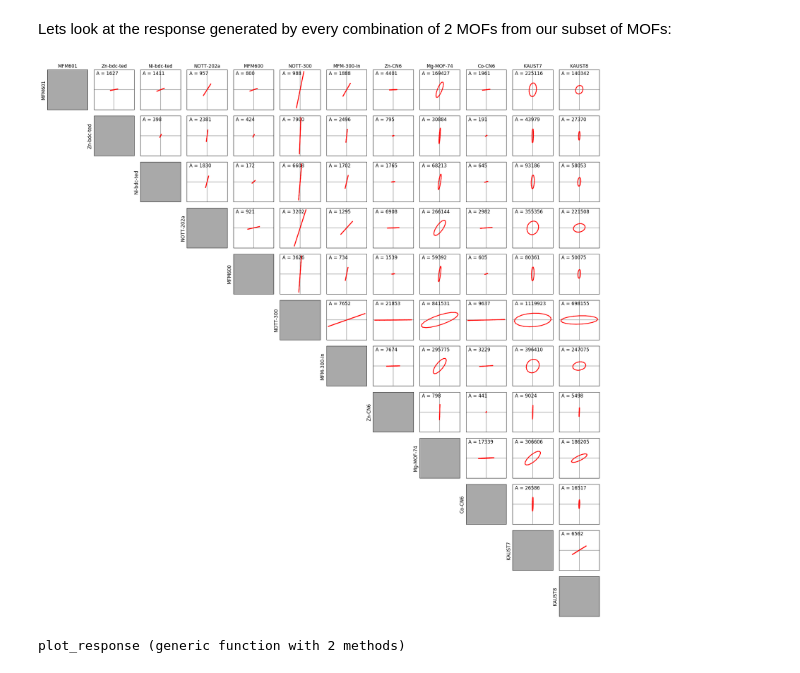
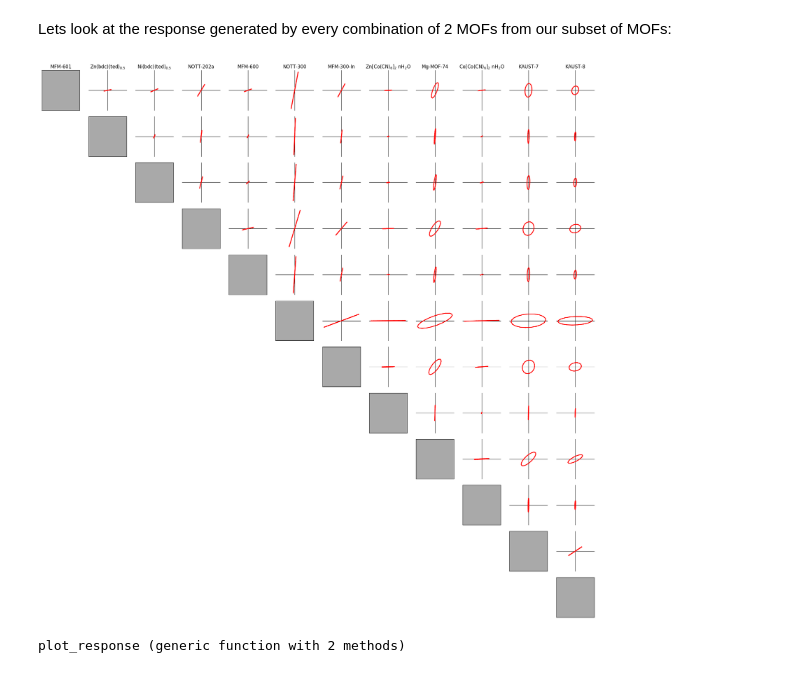
Before and after one commit to SimonEnsemble/sensor_arrays, a Jupyter notebook: src/Sensing.ipynb, the cells around one changed output. Saved outputs shown, nothing was run; the diff lists cells and outputs as text; code cells hidden in the pictures.

```diff
--- a/src/Sensing.ipynb
+++ b/src/Sensing.ipynb
@@ -86,6 +75,6 @@ formatted_crystal_names["MFM-300-In"] = "MFM-300-In"
 formatted_crystal_names["Zn-CN6"] = "Zn[Co(CN)\$_6\$]\$_2\$ nH\$_2\$O"
 formatted_crystal_names["Mg-MOF-74"] = "Mg-MOF-74"
 formatted_crystal_names["Co-CN6"] = "Co[Co(CN)\$_6\$]\$_2\$ nH\$_2\$O"
-formatted_crystal_names["KAUST7"] = "KAUST7"
-formatted_crystal_names["KAUST8"] = "KAUST8"
+formatted_crystal_names["KAUST7"] = "KAUST-7"
+formatted_crystal_names["KAUST8"] = "KAUST-8"
 # %% [output]
@@ -267,54 +316,57 @@ function plot_all_responses(gases::Array{<:AbstractString, 1}, plot_lower_triang
                 end
                     # Divide by a million to get ppm
                 H = construct_H_matrix([i, j], gases)
-                mw_dict = Dict{AbstractString, Float64}()
-                mw_dict["CO2"] = 44.01 # mg/mmol
-                mw_dict["SO2"] = 64.066 # mg/mmol
-                mw = [mw_dict[gases[1]] mw_dict[gases[2]]]
-                H = H .* mw
                 # Decompose `H` with SVD. `F` stores U, Σ, V and Vᵀ
                 F = svd(H)
                 # `θ` and `p` are used to plot a unit circle in composition space
                 θ = range(0, stop=2*π, length=20)
                 p = transpose(hcat(cos.(θ), sin.(θ)))
                 # The matrix H maps the partial pressures `p` to a response `n`
                 n = H * p
                 for k in 1:length(θ)-1
                     axs[i,j].plot(n[1, k:k+1], n[2, k:k+1], lw=2, c="r", zorder=1000)
                 end
-                #sigma2_text = @sprintf("\$\\sigma_2\$ = %.3f", F.S[2])
-                #axs[i, j][:text](-500, 300, sigma2_text, size=12)
-                #sigma1_text = @sprintf("\$\\sigma_1\$ = %.3f", F.S[1])
-                #axs[i, j][:text](-500, 425, sigma1_text, size=12)
                 area = π * F.S[1] * F.S[2] / 1000
                 area_text = @sprintf("A = %.0f", area)
-                axs[i, j].text(-500*60, 425*60, area_text, size=12, zorder=100)
-                axs[i, j].axhline(y=0, color="#a9a9a9")
-                axs[i, j].axvline(x=0, color="#a9a9a9")
+                #axs[i, j].text(-500*60, 425*60, area_text, size=12, zorder=100)
+                #axs[i, j].axhline(y=0, color="#a9a9a9")
+                #axs[i, j].axvline(x=0, color="#a9a9a9")
+                axs[i, j].yaxis.tick_right()
+                axs[i, j].yaxis.set_ticks_position("right")
+                axs[i, j].yaxis.set_label_position("right")
+                axs[i, j].xaxis.tick_bottom()
+                axs[i, j].xaxis.set_ticks_position("top")
+                axs[i, j].xaxis.set_label_position("bottom")
+                axs[i, j].spines["left"].set_position("zero")
+                axs[i, j].spines["right"].set_color("none")
+                axs[i, j].yaxis.tick_left()
+                axs[i, j].spines["top"].set_position("zero")
+                axs[i, j].spines["bottom"].set_color("none")
+
 
             end
 
             if i == 1
-                axs[i, j].set_title(df_henry[:crystal][j])
+                axs[i, j].set_title(formatted_crystal_names[df_henry[:crystal][j]])
             end
             if plot_lower_triangular
                 if j == 1
-                    axs[i, j].text(-750*60, 0, df_henry[:crystal][i], size=12, verticalalignment = "center", rotation = 90)
+                    #axs[i, j].text(-750*60, 0, formatted_crystal_names[df_henry[:crystal][i]], size=12, verticalalignment = "center", rotation = 90)
                 end
             else
                 if j == i
-                    axs[i, j].text(-750*60, 0, df_henry[:crystal][i], size=12, verticalalignment = "center", rotation = 90)
+                    #axs[i, j].text(-750*60, 0, formatted_crystal_names[df_henry[:crystal][i]], size=12, verticalalignment = "center", rotation = 90)
                 end
             end
             plt.tight_layout()
             plt.savefig("all_responses.png", format="png")
             plt.show()
         end
     end
 end
 plot_all_responses(["CO2", "SO2"], false)
 # %% [output]
-[figure, old version]
+[figure, new version]
 # %%
 function plot_response(mofs::Array{Int64, 1}, gases::Array{<:AbstractString, 1})
     # Divide by a million to get ppm
```
Also changed, not shown: parts of 9 cells of this notebook.
